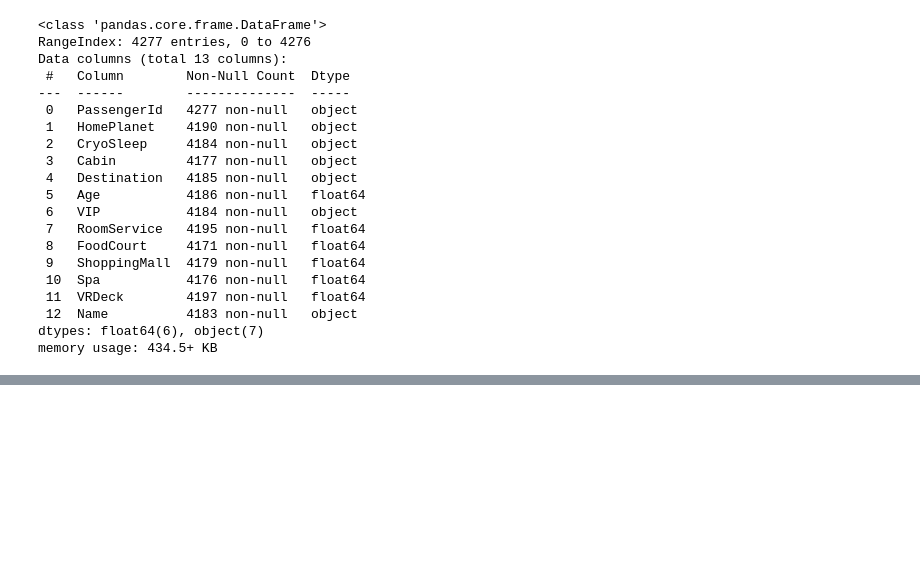
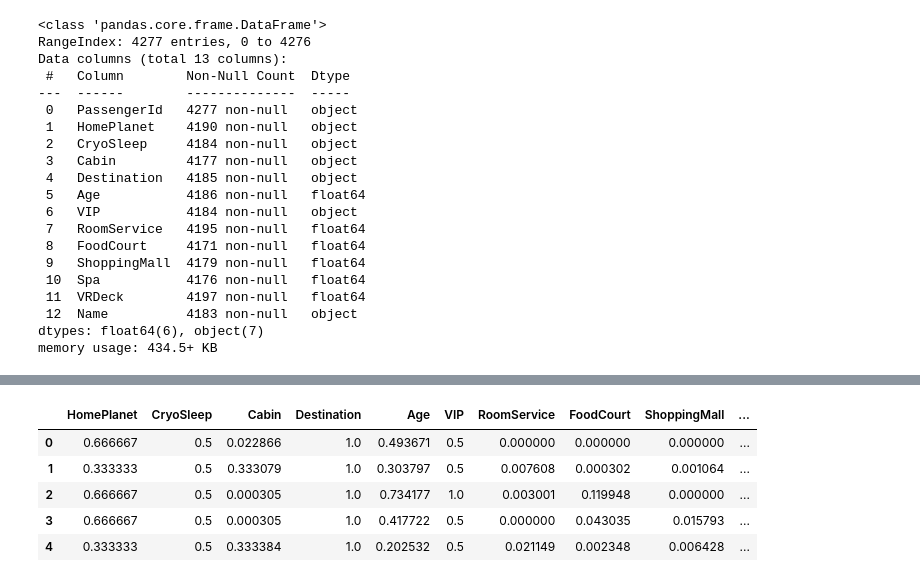
Before and after one commit to kaggle-challenge-group/machine_learning_model, a Jupyter notebook: kaggle_machine_lrnmodel.ipynb, the cells around one changed output, grey strips where cells are left out. Cells and saved outputs as stored; diff of their text form; code cells hidden in the pictures; blank space fills up the shorter version.

```diff
--- a/kaggle_machine_lrnmodel.ipynb
+++ b/kaggle_machine_lrnmodel.ipynb
@@ -334,0 +175,13 @@ Collecting tensorflow~=2.16.1 (from tensorflow_decision_forests)
+# %%
+train['Age'] = train['Age'].fillna(train['Age'].mean())
+train['RoomService'] = train['RoomService'].fillna(train['RoomService'].mean())
+train['FoodCourt'] = train['FoodCourt'].fillna(train['FoodCourt'].mean())
+train['ShoppingMall'] = train['ShoppingMall'].fillna(train['ShoppingMall'].mean())
+train['Spa'] = train['Spa'].fillna(train['Spa'].mean())
+train['VRDeck'] = train['VRDeck'].fillna(train['VRDeck'].mean())
+test['Age'] = test['Age'].fillna(test['Age'].mean())
+test['RoomService'] = test['RoomService'].fillna(test['RoomService'].mean())
+test['FoodCourt'] = test['FoodCourt'].fillna(test['FoodCourt'].mean())
+test['ShoppingMall'] = test['ShoppingMall'].fillna(test['ShoppingMall'].mean())
+test['Spa'] = test['Spa'].fillna(test['Spa'].mean())
+test['VRDeck'] = test['VRDeck'].fillna(test['VRDeck'].mean())
@@ -334,0 +203,21 @@ Collecting tensorflow~=2.16.1 (from tensorflow_decision_forests)
+# %%
+def normalize_amplitude(attribute):
+    return (attribute - attribute.min()) / (attribute.max() - attribute.min())
+
+# Apply normalization to all columns except the target in 'train'
+for i in range(len(train.columns)-1):  # Assuming the last column is the target
+    train[train.columns[i]] = normalize_amplitude(train[train.columns[i]])
+
+# Apply normalization to all columns in 'test'
+for i in range(len(test.columns)):
+    test[test.columns[i]] = normalize_amplitude(test[test.columns[i]])
+
+# Display the transformed 'train' dataset
+train.head()
+# %% [output]
+|  | HomePlanet | CryoSleep | Cabin | Destination | Age | VIP | RoomService | FoodCourt | ShoppingMall | ... |
+| 0 | 0.666667 | 0.5 | 0.022866 | 1.0 | 0.493671 | 0.5 | 0.000000 | 0.000000 | 0.000000 | ... |
+| 1 | 0.333333 | 0.5 | 0.333079 | 1.0 | 0.303797 | 0.5 | 0.007608 | 0.000302 | 0.001064 | ... |
+| 2 | 0.666667 | 0.5 | 0.000305 | 1.0 | 0.734177 | 1.0 | 0.003001 | 0.119948 | 0.000000 | ... |
+| 3 | 0.666667 | 0.5 | 0.000305 | 1.0 | 0.417722 | 0.5 | 0.000000 | 0.043035 | 0.015793 | ... |
+| 4 | 0.333333 | 0.5 | 0.333384 | 1.0 | 0.202532 | 0.5 | 0.021149 | 0.002348 | 0.006428 | ... |
```
Also changed, not shown: parts of 41 cells of this notebook.
